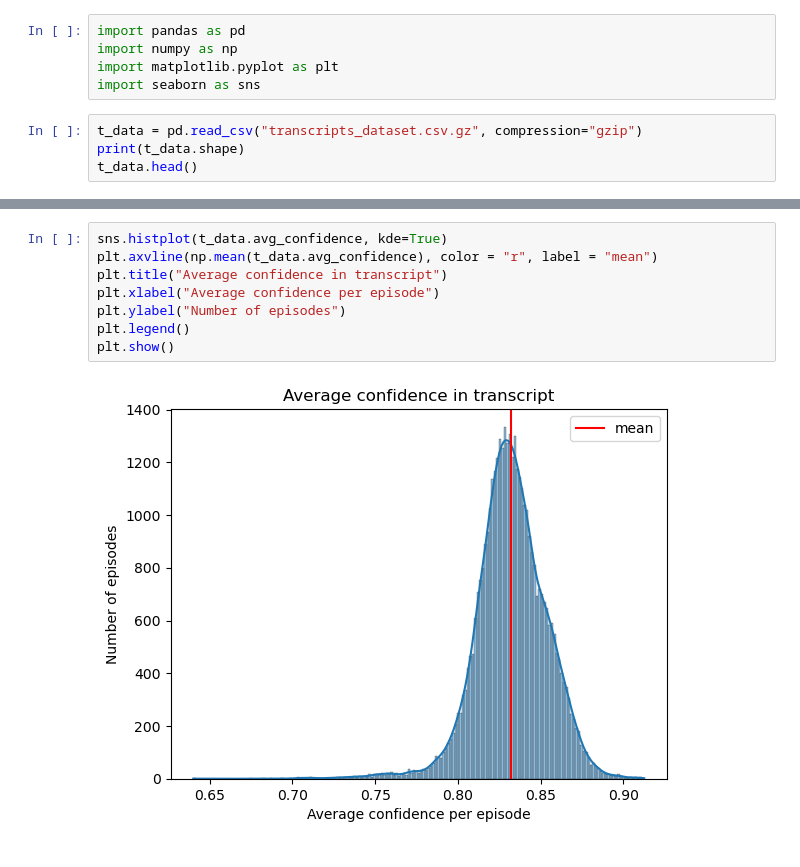
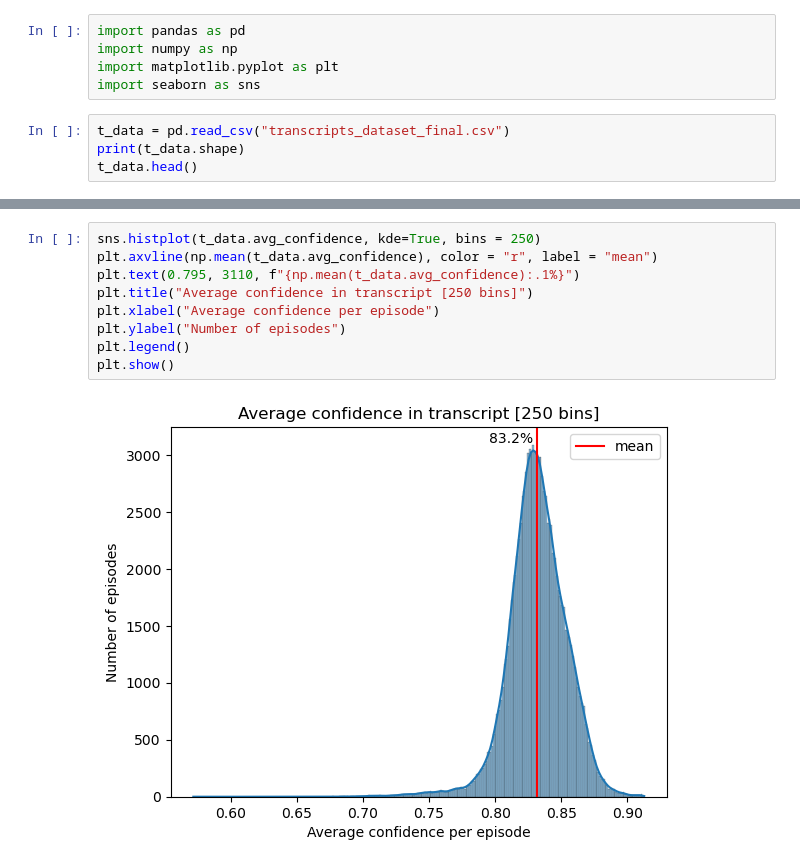
Before and after one commit to OskarMunck/Thesis, a Jupyter notebook: transcripts_EDA.ipynb, the cells around one changed output, grey strips where cells are left out. Cells and saved outputs as stored; diff of their text form.

Commit message:
updated transcript EDA for full dataset

```diff
--- a/transcripts_EDA.ipynb
+++ b/transcripts_EDA.ipynb
@@ -4,7 +4,7 @@ import numpy as np
 import matplotlib.pyplot as plt
 import seaborn as sns
 # %%
-t_data = pd.read_csv("transcripts_dataset.csv.gz", compression="gzip")
+t_data = pd.read_csv("transcripts_dataset_final.csv")
 print(t_data.shape)
 t_data.head()
 # %% [output]
@@ -35,10 +60,11 @@ plt.show()
 # %%
-sns.histplot(t_data.avg_confidence, kde=True)
+sns.histplot(t_data.avg_confidence, kde=True, bins = 250)
 plt.axvline(np.mean(t_data.avg_confidence), color = "r", label = "mean")
-plt.title("Average confidence in transcript")
+plt.text(0.795, 3110, f"{np.mean(t_data.avg_confidence):.1%}")
+plt.title("Average confidence in transcript [250 bins]")
 plt.xlabel("Average confidence per episode")
 plt.ylabel("Number of episodes")
 plt.legend()
 plt.show()
 # %% [output]
-[figure, old version]
+[figure, new version]
```
Also changed, not shown: parts of 5 cells of this notebook, 1 other file.
